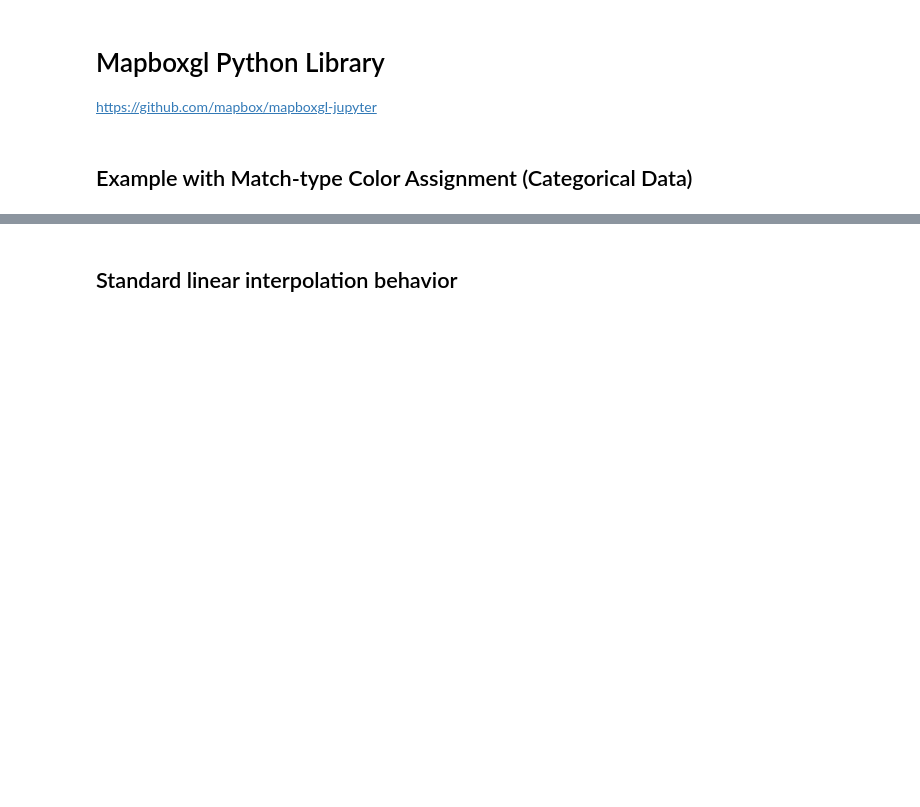
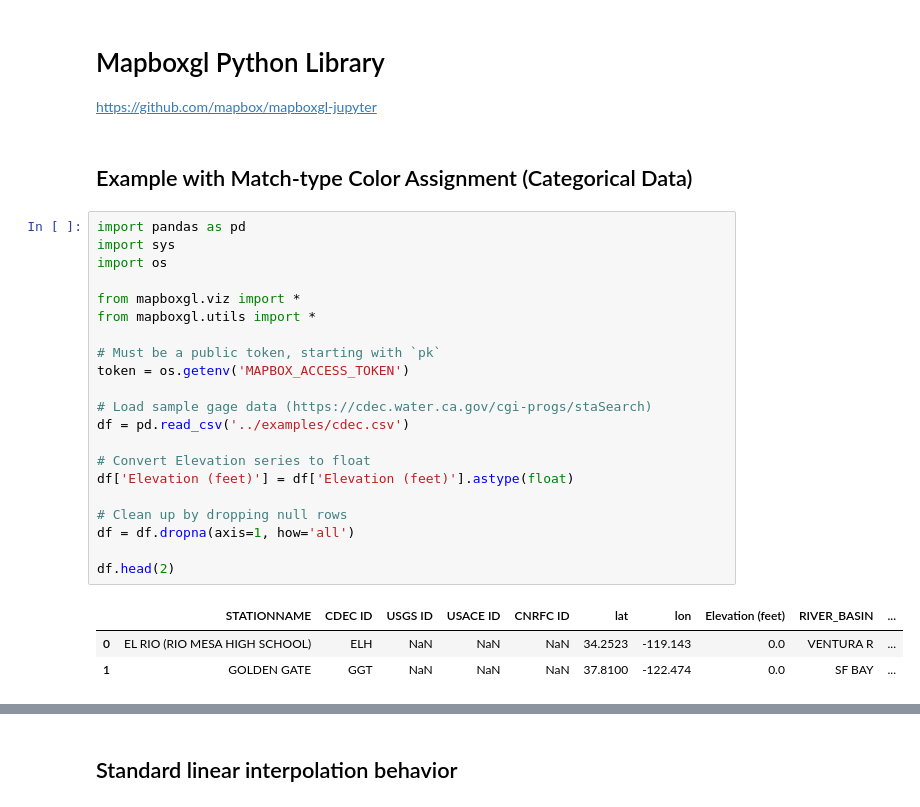
Before and after one commit to mapbox/mapboxgl-jupyter, a Jupyter notebook: examples/point-viz-categorical-example.ipynb, the cells around one changed output, grey strips where cells are left out. Saved outputs shown, nothing was run; the diff lists cells and outputs as text; blank space fills up the shorter version.

Commit message:
update examples

```diff
--- a/examples/point-viz-categorical-example.ipynb
+++ b/examples/point-viz-categorical-example.ipynb
@@ -4,3 +4,28 @@
 https://github.com/mapbox/mapboxgl-jupyter
 # %% [markdown]
 ## Example with Match-type Color Assignment (Categorical Data)
+# %%
+import pandas as pd
+import sys
+import os
+
+from mapboxgl.viz import *
+from mapboxgl.utils import *
+
+# Must be a public token, starting with `pk`
+token = os.getenv('MAPBOX_ACCESS_TOKEN')
+
+# Load sample gage data (https://cdec.water.ca.gov/cgi-progs/staSearch)
+df = pd.read_csv('../examples/cdec.csv')
+
+# Convert Elevation series to float
+df['Elevation (feet)'] = df['Elevation (feet)'].astype(float)
+
+# Clean up by dropping null rows
+df = df.dropna(axis=1, how='all')
+
+df.head(2)
+# %% [output]
+|  | STATIONNAME | CDEC ID | USGS ID | USACE ID | CNRFC ID | lat | lon | Elevation (feet) | RIVER_BASIN | ... |
+| 0 | EL RIO (RIO MESA HIGH SCHOOL) | ELH | NaN | NaN | NaN | 34.2523 | -119.143 | 0.0 | VENTURA R | ... |
+| 1 | GOLDEN GATE | GGT | NaN | NaN | NaN | 37.8100 | -122.474 | 0.0 | SF BAY | ... |
```
Also changed, not shown: parts of 4 cells of this notebook, 2 other files.
